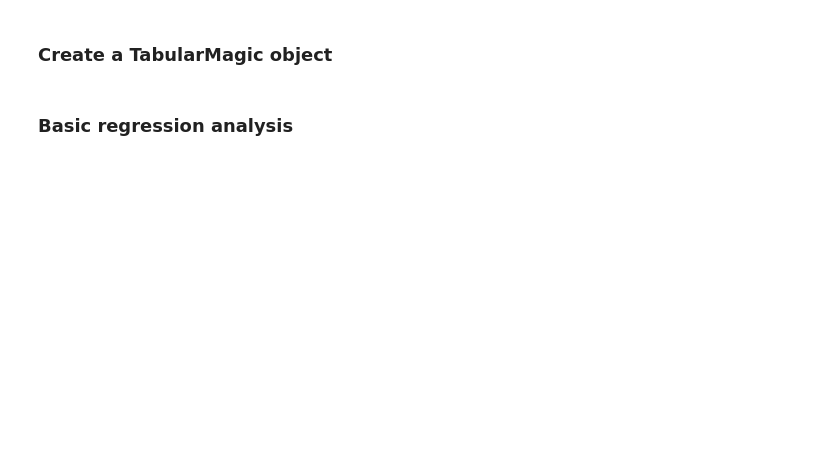
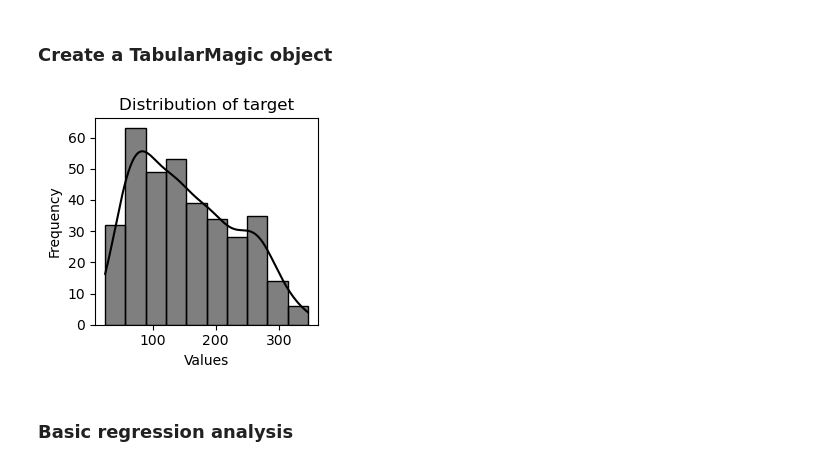
Before and after one commit to ajy25/TabularMagic, a Jupyter notebook: demo/simple_regression_demo.ipynb, the cells around one changed output. Cells and saved outputs as stored; diff of their text form; code cells hidden in the pictures; blank space fills up the shorter version.

```diff
--- a/demo/simple_regression_demo.ipynb
+++ b/demo/simple_regression_demo.ipynb
@@ -24,6 +24,9 @@ display(df.head())
 # %%
 tm = TabularMagic(df, test_size=0.2, split_seed=42)
 train_eda = tm.eda()
+train_eda['target'].plot_distribution(figsize=(3, 3))
+# %% [output]
+[figure, added]
 # %% [markdown]
 ### Basic regression analysis
 # %%
```
Also changed, not shown: parts of 1 cell of this notebook, 11 other files.
